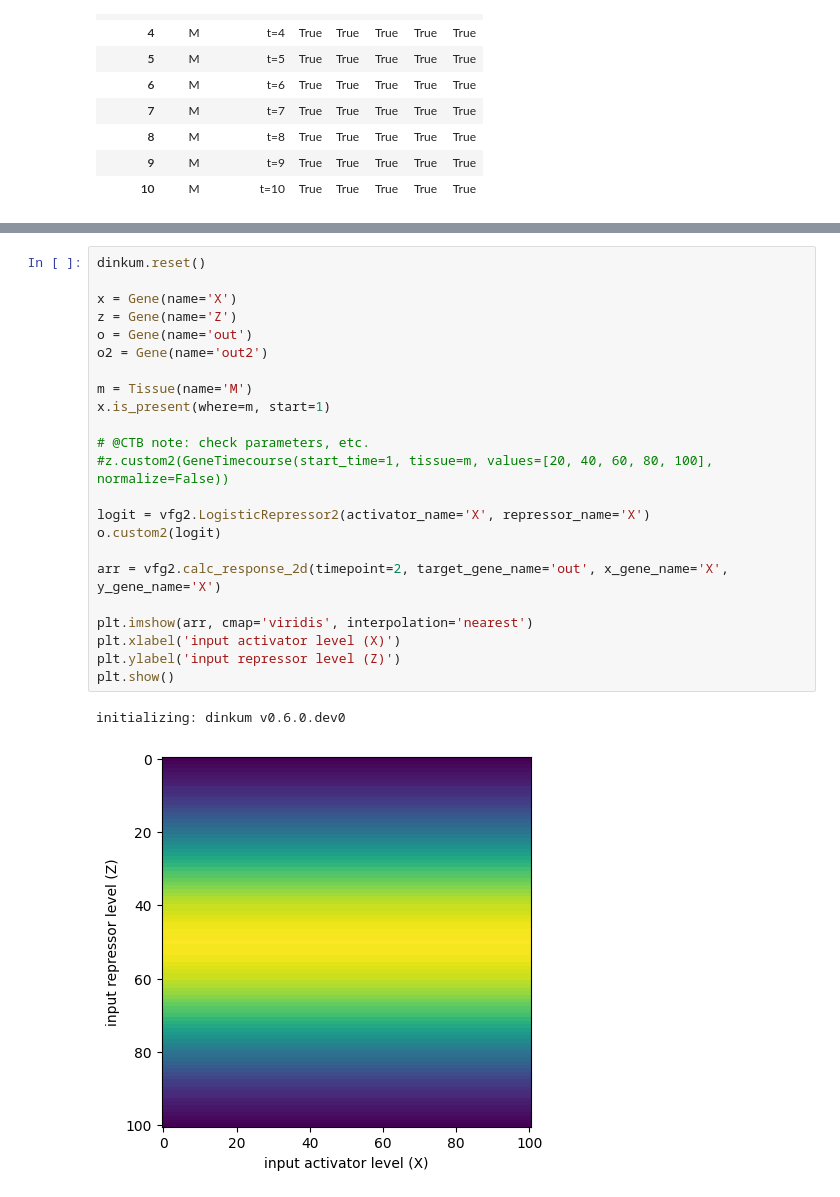
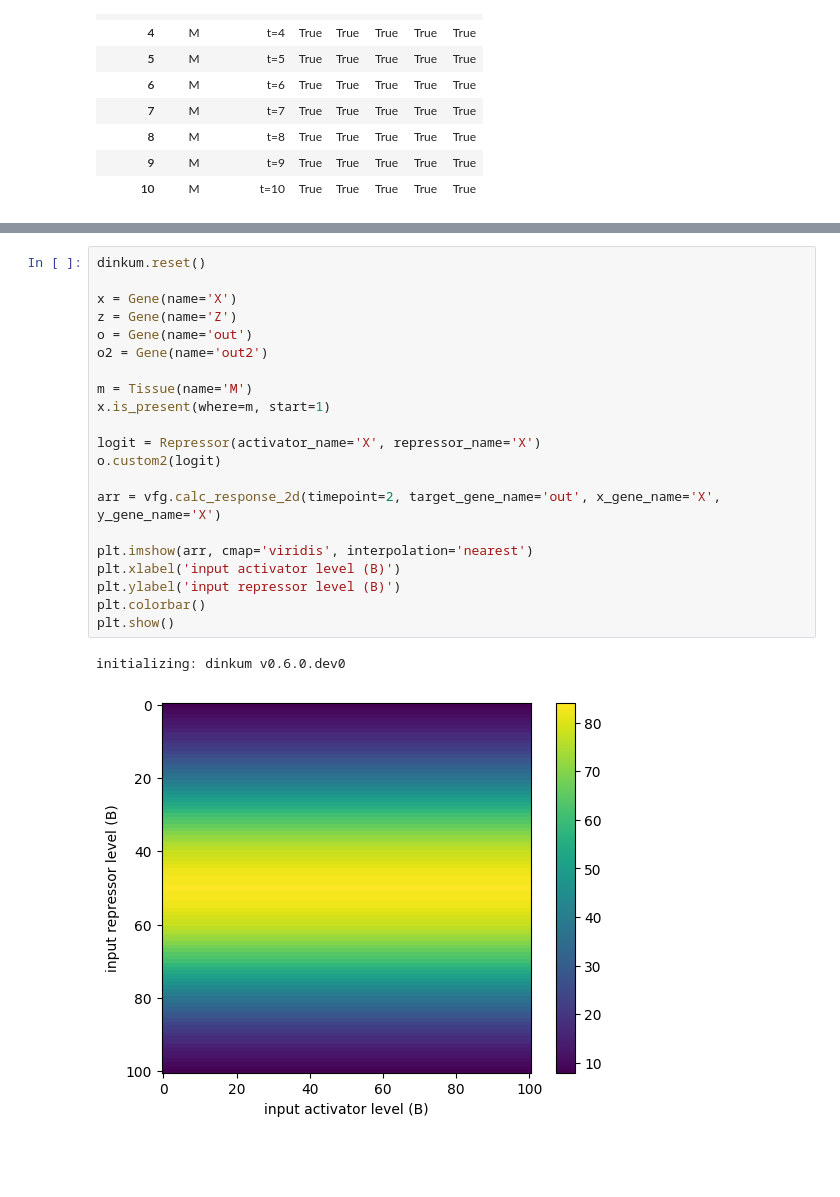
Before and after one commit to dinkum-bio/dinkum, a Jupyter notebook: notebooks/6-multi-level-activation.ipynb, the cells around one changed output, grey strips where cells are left out. Cells and saved outputs as stored; diff of their text form; blank space fills up the shorter version.

```diff
--- a/notebooks/6-multi-level-activation.ipynb
+++ b/notebooks/6-multi-level-activation.ipynb
@@ -142,26 +145,24 @@ Text(0, 0.5, 'level')
 # %%
 dinkum.reset()
 
 x = Gene(name='X')
 z = Gene(name='Z')
 o = Gene(name='out')
 o2 = Gene(name='out2')
 
 m = Tissue(name='M')
 x.is_present(where=m, start=1)
 
-# @CTB note: check parameters, etc.
-#z.custom2(GeneTimecourse(start_time=1, tissue=m, values=[20, 40, 60, 80, 100], normalize=False))
-
-logit = vfg2.LogisticRepressor2(activator_name='X', repressor_name='X')
+logit = Repressor(activator_name='X', repressor_name='X')
 o.custom2(logit)
 
-arr = vfg2.calc_response_2d(timepoint=2, target_gene_name='out', x_gene_name='X', y_gene_name='X')
+arr = vfg.calc_response_2d(timepoint=2, target_gene_name='out', x_gene_name='X', y_gene_name='X')
 
 plt.imshow(arr, cmap='viridis', interpolation='nearest')
-plt.xlabel('input activator level (X)')
-plt.ylabel('input repressor level (Z)')
+plt.xlabel('input activator level (B)')
+plt.ylabel('input repressor level (B)')
+plt.colorbar()
 plt.show()
 # %% [output]
 initializing: dinkum v0.6.0.dev0
-[figure, old version]
+[figure, new version]
```
Also changed, not shown: parts of 6 cells of this notebook, 1 other file.
